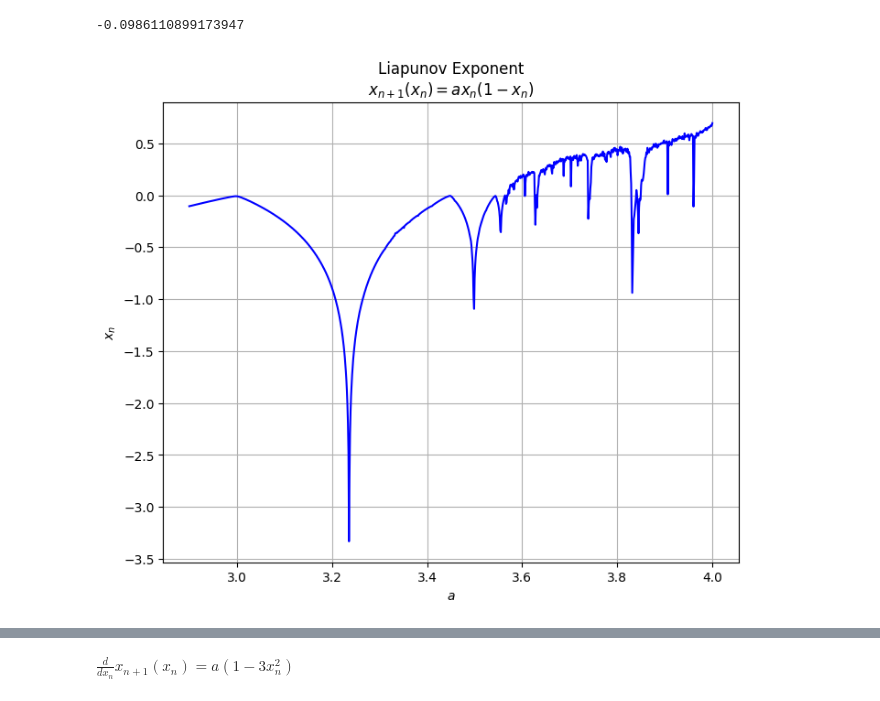
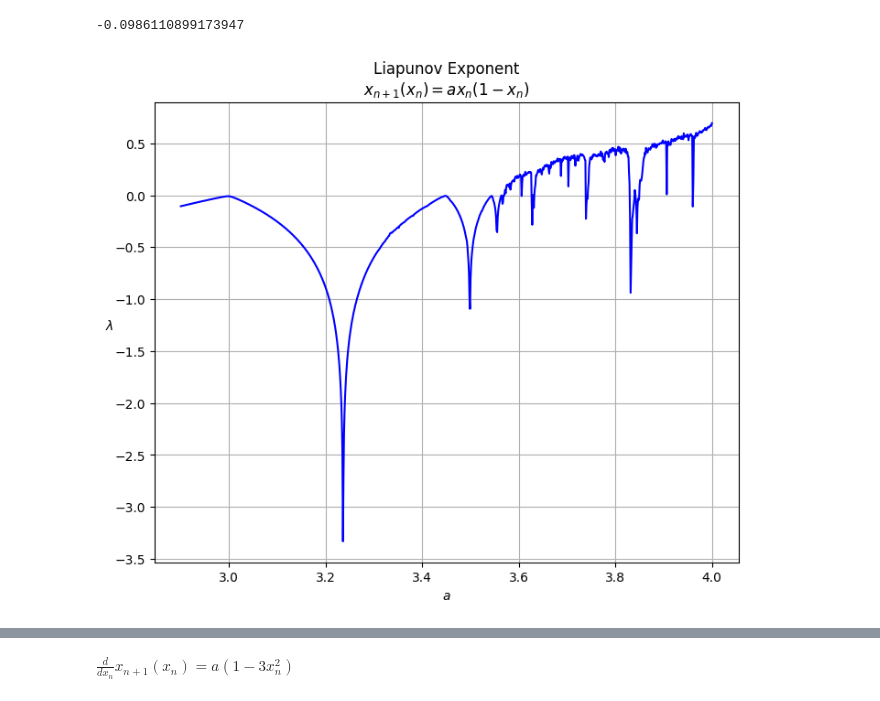
Before and after one commit to Yolonek/NonlinearDynamics, a Jupyter notebook: L4-LogisticMap.ipynb, the cells around one changed output, grey strips where cells are left out. Cells and saved outputs as stored; diff of their text form; code cells hidden in the pictures.

```diff
--- a/L4-LogisticMap.ipynb
+++ b/L4-LogisticMap.ipynb
@@ -184,10 +184,11 @@ liapunov_exponent_val = calculate_liapunov_exponent_for_diagram(diagram, a_inter
 # %%
 fig, axes = plt.subplots(1, 1, layout='constrained', figsize=(7, 6))
 axes.plot(a_interval, liapunov_exponent_val, color='blue')
 axes.grid()
-_=axes.set(xlabel=f'${a}$', ylabel=f'${x_n}$', title=f'Liapunov Exponent\n${sp.latex(quadratic_map_symbolic)}$')
+axes.set(xlabel=f'${a}$', ylabel=f'$\lambda$', title=f'Liapunov Exponent\n${sp.latex(quadratic_map_symbolic)}$')
+_=axes.yaxis.label.set(rotation='horizontal')
 # %% [output]
-[figure, old version]
+[figure, new version]
 # %%
 def plot_diagram_liapunov(boundaries, expression, expression_derivative, symbolic_expression):
     x_0, n, skip = 0.1, 501, 100
```
Also changed, not shown: parts of 11 cells of this notebook, 9 other files.
